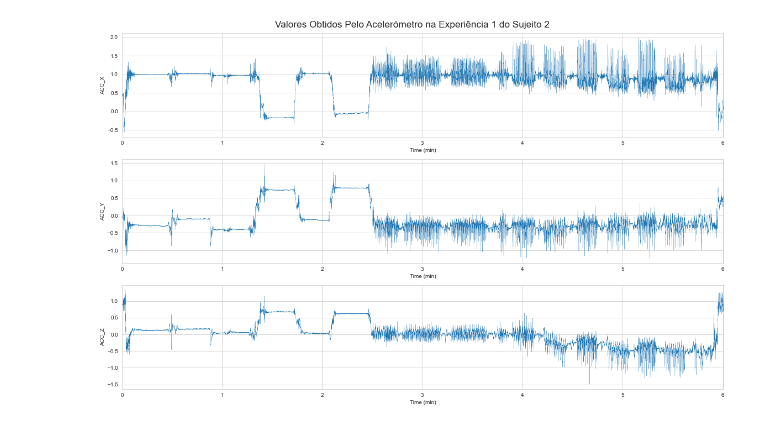
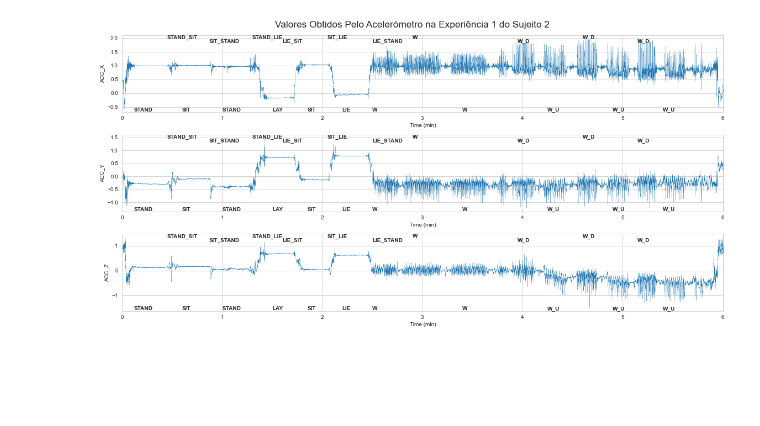
Before and after one commit to joelpoliveira/ProjetoATD, a Jupyter notebook: Exercicio2/Representacoes_Manual_das_Atividades.ipynb, the cells around one changed output. Saved outputs shown, nothing was run; the diff lists cells and outputs as text; code cells hidden in the pictures; blank space fills up the shorter version.

```diff
--- a/Exercicio2/Representacoes_Manual_das_Atividades.ipynb
+++ b/Exercicio2/Representacoes_Manual_das_Atividades.ipynb
@@ -114,5 +83,10 @@ plot_with_labels(upintervals, downintervals, uplabels, downlabels, user2_1, 2)
-# %%
-%matplotlib inline
-plot_axes(user2_1, 2)
-# %% [output]
-[figure, removed]
+# %%
+downintervals = [ 0.12, 0.6, 1, 1.5, 1.85, 2.2, 2.5, 3.4, 4.25, 4.9, 5.4 ]
+upintervals = [ 0.45, 0.87, 1.3, 1.6, 2.05, 2.5, 2.9, 3.95, 4.6, 5.15 ]
+
+downlabels = [ "STAND", "SIT", "STAND", "LAY", "SIT", "LIE", "W", "W", "W_U", "W_U", "W_U"]
+uplabels = [ "STAND_SIT", "SIT_STAND", "STAND_LIE", "LIE_SIT", "SIT_LIE", "LIE_STAND", "W", "W_D", "W_D", "W_D"]
+
+plot_with_labels(upintervals, downintervals, uplabels, downlabels, user2_1, 2)
+# %% [output]
+[figure, added]
```
Also changed, not shown: parts of 12 cells of this notebook.
